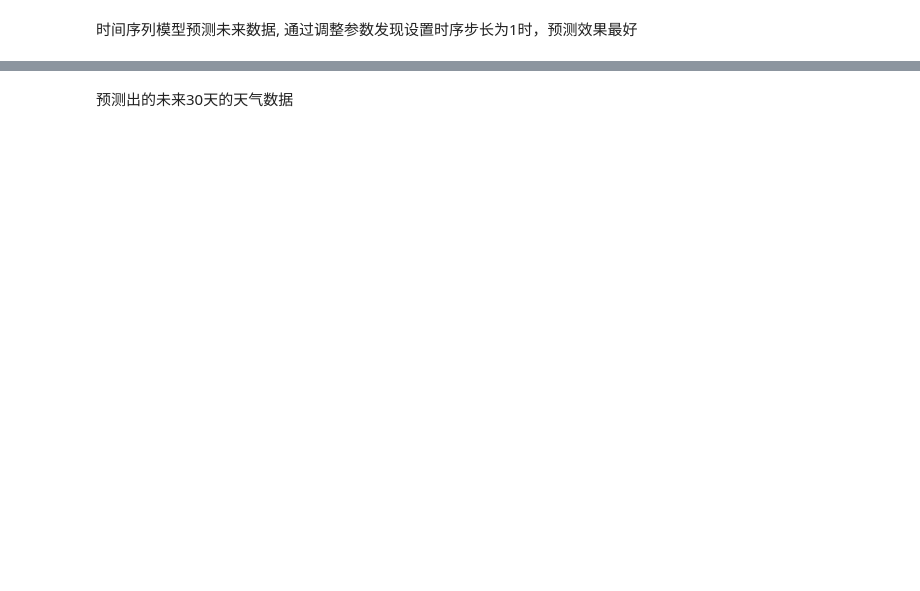
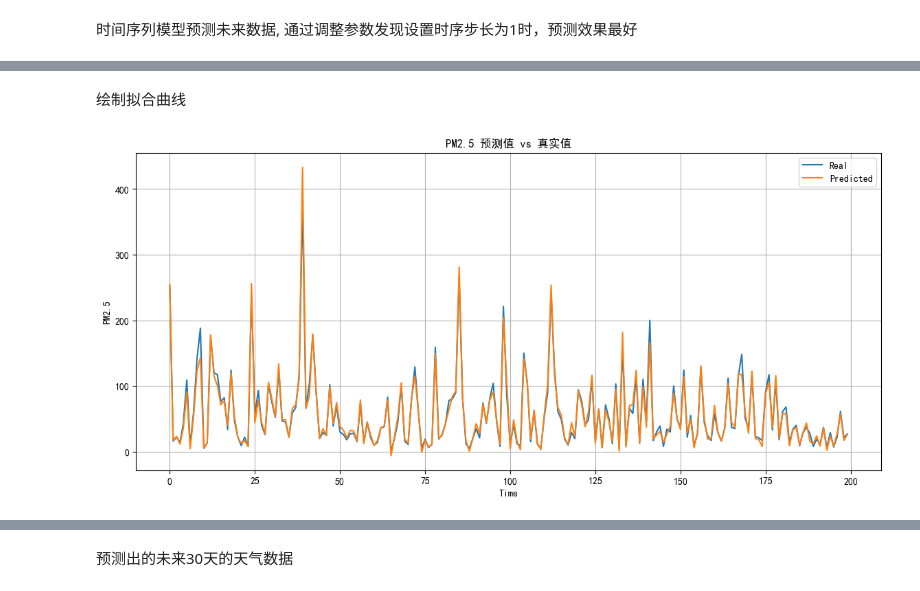
Before and after one commit to looechao/AQI-ML-Python, a Jupyter notebook: LSTM-Algorithm.ipynb, the cells around one changed output, grey strips where cells are left out. Saved outputs shown, nothing was run; the diff lists cells and outputs as text; code cells hidden in the pictures; blank space fills up the shorter version.

```diff
--- a/LSTM-Algorithm.ipynb
+++ b/LSTM-Algorithm.ipynb
@@ -497,0 +472,19 @@ Test R^2: 0.972
+# %% [markdown]
+绘制拟合曲线
+# %%
+# 选择目标变量
+target_var = 'PM2.5'
+# 选择要绘制的数据条数
+n_points = 200
+
+plt.figure(figsize=(14, 6))
+plt.plot(test_result[target_var + '_real'].values[:n_points], label='Real')
+plt.plot(test_result[target_var + '_pred'].values[:n_points], label='Predicted')
+plt.xlabel('Time')
+plt.ylabel(target_var)
+plt.legend()
+plt.title(f'{target_var} 预测值 vs 真实值')
+plt.grid(True)
+plt.show()
+# %% [output]
+[figure, added]
```
Also changed, not shown: parts of 11 cells of this notebook, 5 other files.
